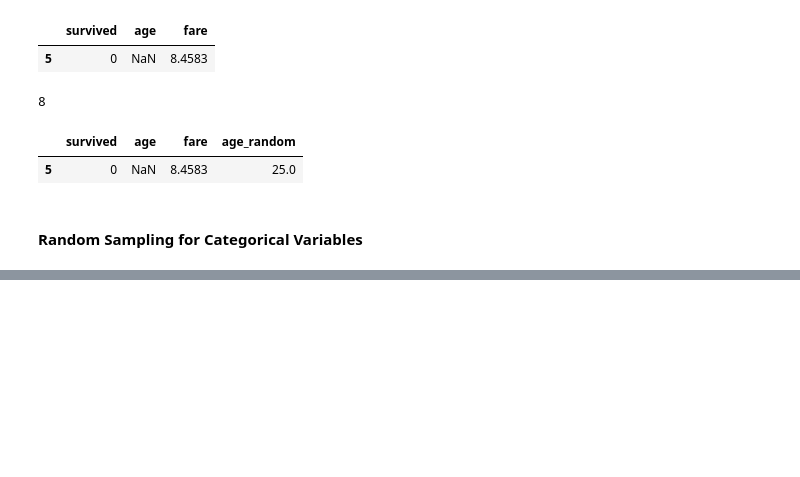
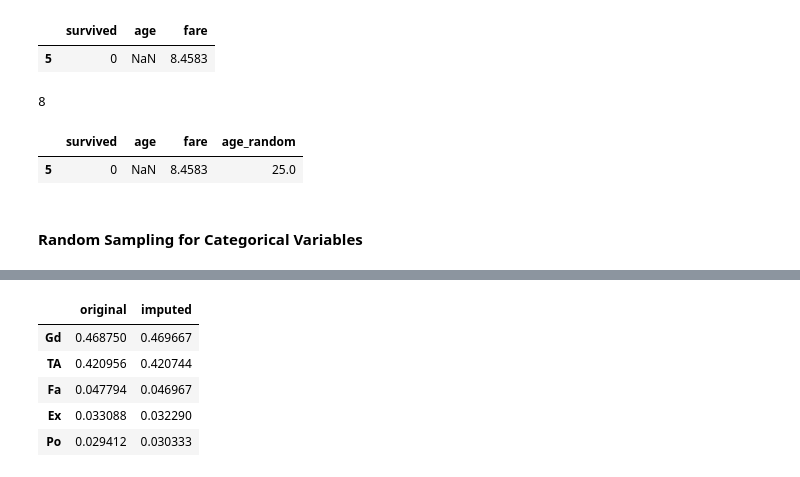
Before and after one commit to KarthikKothareddy/FeatureEngineering, a Jupyter notebook: Missing_Data_Imputation_2.ipynb, the cells around one changed output, grey strips where cells are left out. Drawn from its saved outputs; the diff is of its cells as text; code cells hidden in the pictures; blank space fills up the shorter version.

```diff
--- a/Missing_Data_Imputation_2.ipynb
+++ b/Missing_Data_Imputation_2.ipynb
@@ -633,3 +633,21 @@ observation
 | 5 | 0 | NaN | 8.4583 | 25.0 |
 # %% [markdown]
 #### Random Sampling for Categorical Variables
+# %%
+# let's load the dataset with a few columns for the demonstration
+cols_to_use = ['BsmtQual', 'FireplaceQu', 'SalePrice']
+
+data = pd.read_csv('data/housing.csv', usecols=cols_to_use)
+
+# let's inspect the percentage of missing values in each variable
+data.isnull().mean().sort_values(ascending=True)
+
+# let's separate into training and testing set
+
+x_train, x_test, y_train, y_test = train_test_split(
+    data,
+    data.SalePrice,
+    test_size=0.3,
+    random_state=0
+)
+print(x_train.shape, x_test.shape)
@@ -635,0 +719,23 @@ observation
+# %%
+# and now let's evaluate the effect of the imputation on the distribution
+# of the categories and the target within those categories
+
+# we used a similar function in the notebook of arbitrary value imputation
+# for categorical variables
+
+def categorical_distribution(df, variable_original, variable_imputed):
+
+    tmp = pd.concat(
+        [
+            # percentage of observations per category, original variable
+            df[variable_original].value_counts() / len(df[variable_original].dropna()),
+
+            # percentage of observations per category, imputed variable
+            df[variable_imputed].value_counts() / len(df)
+        ],
+        axis=1)
+
+    # add column names
+    tmp.columns = ['original', 'imputed']
+
+    return tmp
@@ -635,0 +750,10 @@ observation
+# %%
+# run the function in a categorical variable
+categorical_distribution(x_train, 'FireplaceQu', 'FireplaceQu_imputed')
+# %% [output]
+|  | original | imputed |
+| Gd | 0.468750 | 0.469667 |
+| TA | 0.420956 | 0.420744 |
+| Fa | 0.047794 | 0.046967 |
+| Ex | 0.033088 | 0.032290 |
+| Po | 0.029412 | 0.030333 |
```
Also changed, not shown: parts of 6 cells of this notebook.
